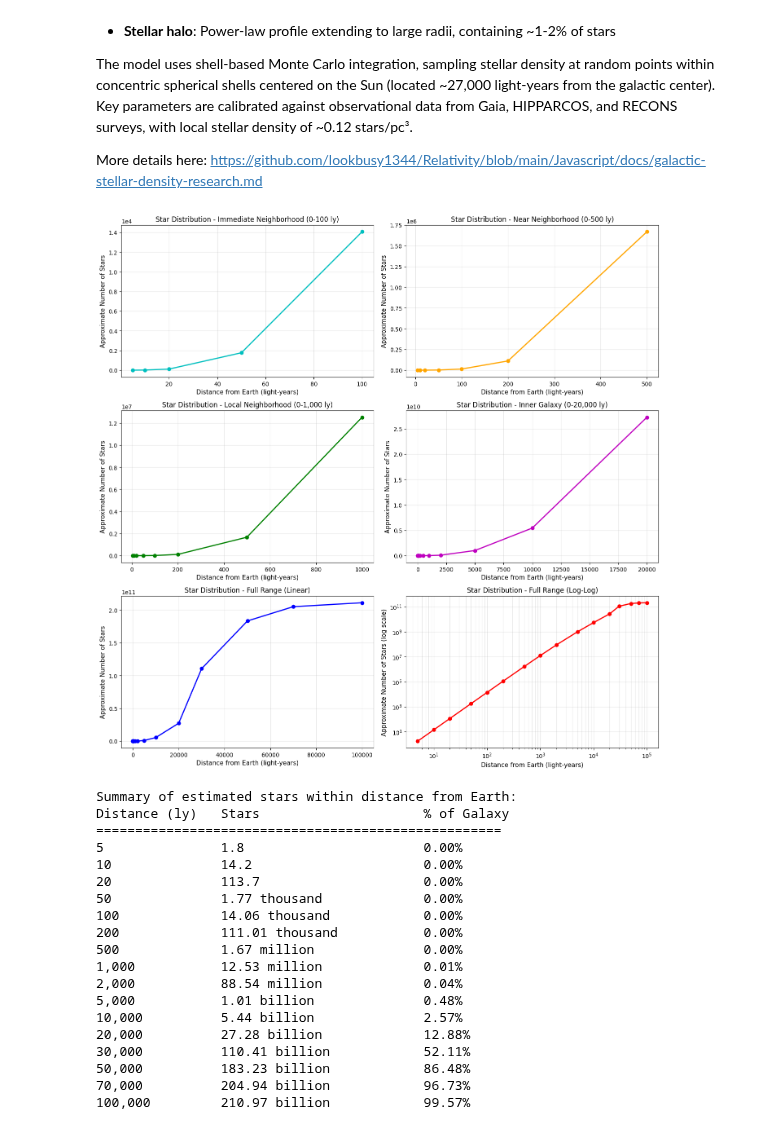
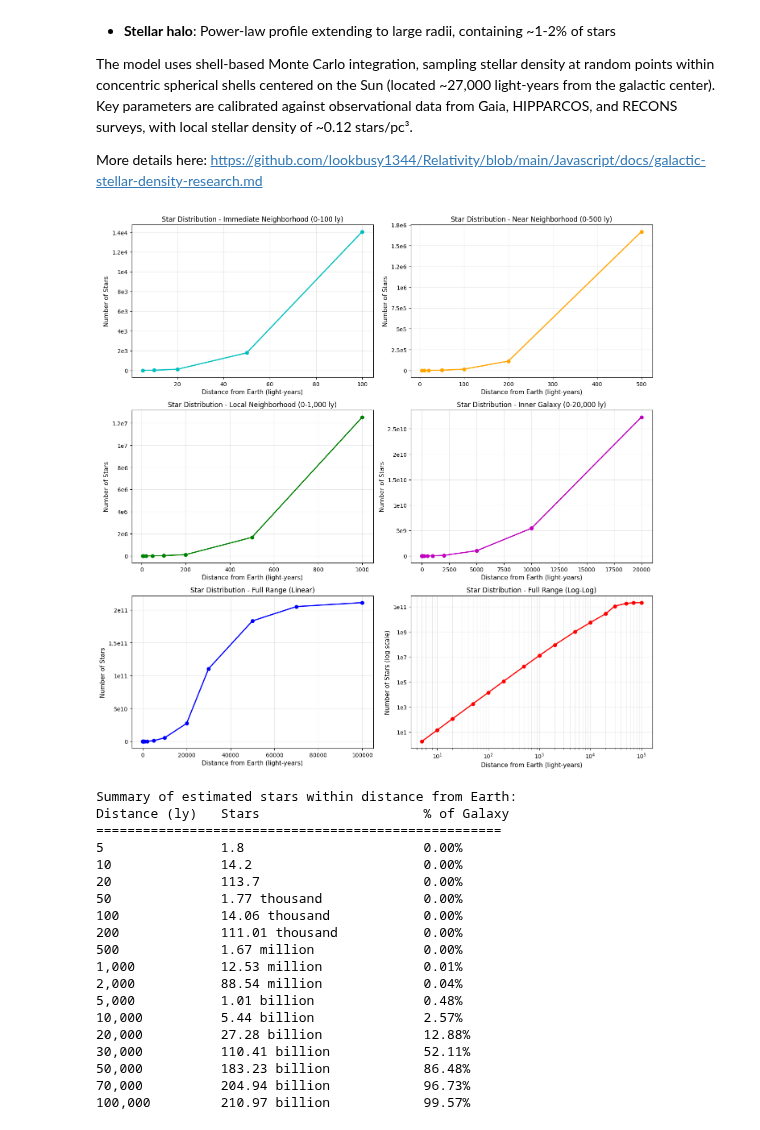
Before and after one commit to lookbusy1344/Relativity, a Jupyter notebook: Python/Star distribution.ipynb, the cells around one changed output. Cells and saved outputs as stored; diff of their text form; code cells hidden in the pictures.

Commit message:
Using scientific notation directly on the Y axis

```diff
--- a/Python/Star distribution.ipynb
+++ b/Python/Star distribution.ipynb
@@ -13,6 +13,7 @@ More details here: https://github.com/lookbusy1344/Relativity/blob/main/Javascri
 # %%
 import numpy as np
 import matplotlib.pyplot as plt
+from matplotlib.ticker import FuncFormatter
 from extra_lib import estimate_stars_in_sphere
 
 # Generate data points for various distances from Earth
@@ -49,6 +50,16 @@ for d in distances_ly:
 star_counts = np.array(star_counts)
 fractions = np.array(fractions)
 
+# Formatter to show scientific notation directly on each tick (e.g., 2e3, 1e7)
+def sci_notation_formatter(x, pos):
+    if x == 0:
+        return '0'
+    exp = int(np.floor(np.log10(abs(x))))
+    coef = x / 10**exp
+    if coef == int(coef):
+        return f'{int(coef)}e{exp}'
+    return f'{coef:.1f}e{exp}'
+
 # Create figure with six subplots (3x2)
 fig, axes = plt.subplots(3, 2, figsize=(14, 14))
 
@@ -57,79 +68,80 @@ ax1 = axes[0, 0]
 mask_100 = distances_ly <= 100
 ax1.plot(distances_ly[mask_100], star_counts[mask_100], "c-o", markersize=6, linewidth=2)
 ax1.set_xlabel("Distance from Earth (light-years)", fontsize=11)
-ax1.set_ylabel("Approximate Number of Stars", fontsize=11)
+ax1.set_ylabel("Number of Stars", fontsize=11)
 ax1.set_title("Star Distribution - Immediate Neighborhood (0-100 ly)", fontsize=12)
 ax1.grid(True, alpha=0.3)
-ax1.ticklabel_format(style="scientific", axis="y", scilimits=(0, 0))
+ax1.yaxis.set_major_formatter(FuncFormatter(sci_notation_formatter))
 
 # Plot 2: 0-500 light years (Linear) - Near neighborhood
 ax2 = axes[0, 1]
 mask_500 = distances_ly <= 500
 ax2.plot(distances_ly[mask_500], star_counts[mask_500], "orange", marker="o", markersize=6, linewidth=2)
 ax2.set_xlabel("Distance from Earth (light-years)", fontsize=11)
-ax2.set_ylabel("Approximate Number of Stars", fontsize=11)
+ax2.set_ylabel("Number of Stars", fontsize=11)
 ax2.set_title("Star Distribution - Near Neighborhood (0-500 ly)", fontsize=12)
 ax2.grid(True, alpha=0.3)
-ax2.ticklabel_format(style="scientific", axis="y", scilimits=(0, 0))
+ax2.yaxis.set_major_formatter(FuncFormatter(sci_notation_formatter))
 
 # Plot 3: 0-1000 light years (Linear) - Local neighborhood
 ax3 = axes[1, 0]
 mask_1k = distances_ly <= 1000
 ax3.plot(distances_ly[mask_1k], star_counts[mask_1k], "g-o", markersize=6, linewidth=2)
 ax3.set_xlabel("Distance from Earth (light-years)", fontsize=11)
-ax3.set_ylabel("Approximate Number of Stars", fontsize=11)
+ax3.set_ylabel("Number of Stars", fontsize=11)
 ax3.set_title("Star Distribution - Local Neighborhood (0-1,000 ly)", fontsize=12)
 ax3.grid(True, alpha=0.3)
-ax3.ticklabel_format(style="scientific", axis="y", scilimits=(0, 0))
+ax3.yaxis.set_major_formatter(FuncFormatter(sci_notation_formatter))
 
 # Plot 4: 0-20000 light years (Linear) - Inner galaxy
 ax4 = axes[1, 1]
 mask_20k = distances_ly <= 20000
 ax4.plot(distances_ly[mask_20k], star_counts[mask_20k], "m-o", markersize=6, linewidth=2)
 ax4.set_xlabel("Distance from Earth (light-years)", fontsize=11)
-ax4.set_ylabel("Approximate Number of Stars", fontsize=11)
+ax4.set_ylabel("Number of Stars", fontsize=11)
 ax4.set_title("Star Distribution - Inner Galaxy (0-20,000 ly)", fontsize=12)
 ax4.grid(True, alpha=0.3)
-ax4.ticklabel_format(style="scientific", axis="y", scilimits=(0, 0))
+ax4.yaxis.set_major_formatter(FuncFormatter(sci_notation_formatter))
 
 # Plot 5: Full range - Linear Y-axis
 ax5 = axes[2, 0]
 ax5.plot(distances_ly, star_counts, "b-o", markersize=6, linewidth=2)
 ax5.set_xlabel("Distance from Earth (light-years)", fontsize=11)
-ax5.set_ylabel("Approximate Number of Stars", fontsize=11)
+ax5.set_ylabel("Number of Stars", fontsize=11)
 ax5.set_title("Star Distribution - Full Range (Linear)", fontsize=12)
 ax5.grid(True, alpha=0.3)
-ax5.ticklabel_format(style="scientific", axis="y", scilimits=(0, 0))
+ax5.yaxis.set_major_formatter(FuncFormatter(sci_notation_formatter))
 
 # Plot 6: Full range - Logarithmic Y-axis
 ax6 = axes[2, 1]
 ax6.plot(distances_ly, star_counts, "r-o", markersize=6, linewidth=2)
 ax6.set_xlabel("Distance from Earth (light-years)", fontsize=11)
-ax6.set_ylabel("Approximate Number of Stars (log scale)", fontsize=11)
+ax6.set_ylabel("Number of Stars (log scale)", fontsize=11)
 ax6.set_title("Star Distribution - Full Range (Log-Log)", fontsize=12)
 ax6.set_yscale("log")
 ax6.set_xscale("log")
 ax6.grid(True, alpha=0.3, which="both")
+ax6.yaxis.set_major_formatter(FuncFormatter(sci_notation_formatter))
 
 plt.tight_layout()
 plt.show()
 
 # Print summary table
 print("\nSummary of estimated stars within distance from Earth:")
 print(f"{'Distance (ly)':<15} {'Stars':<25} {'% of Galaxy':<12}")
 print("=" * 52)
 for d, s, f in zip(distances_ly, star_counts, fractions):
     if s >= 1e9:
         stars_str = f"{s / 1e9:.2f} billion"
     elif s >= 1e6:
         stars_str = f"{s / 1e6:.2f} million"
     elif s >= 1e3:
         stars_str = f"{s / 1e3:.2f} thousand"
     else:
         stars_str = f"{s:.1f}"
     print(f"{d:<15,} {stars_str:<25} {f * 100:.2f}%")
 # %% [output]
-[figure, old version]
+[figure, new version]
 Summary of estimated stars within distance from Earth:
 Distance (ly)   Stars                     % of Galaxy
 ====================================================
```
